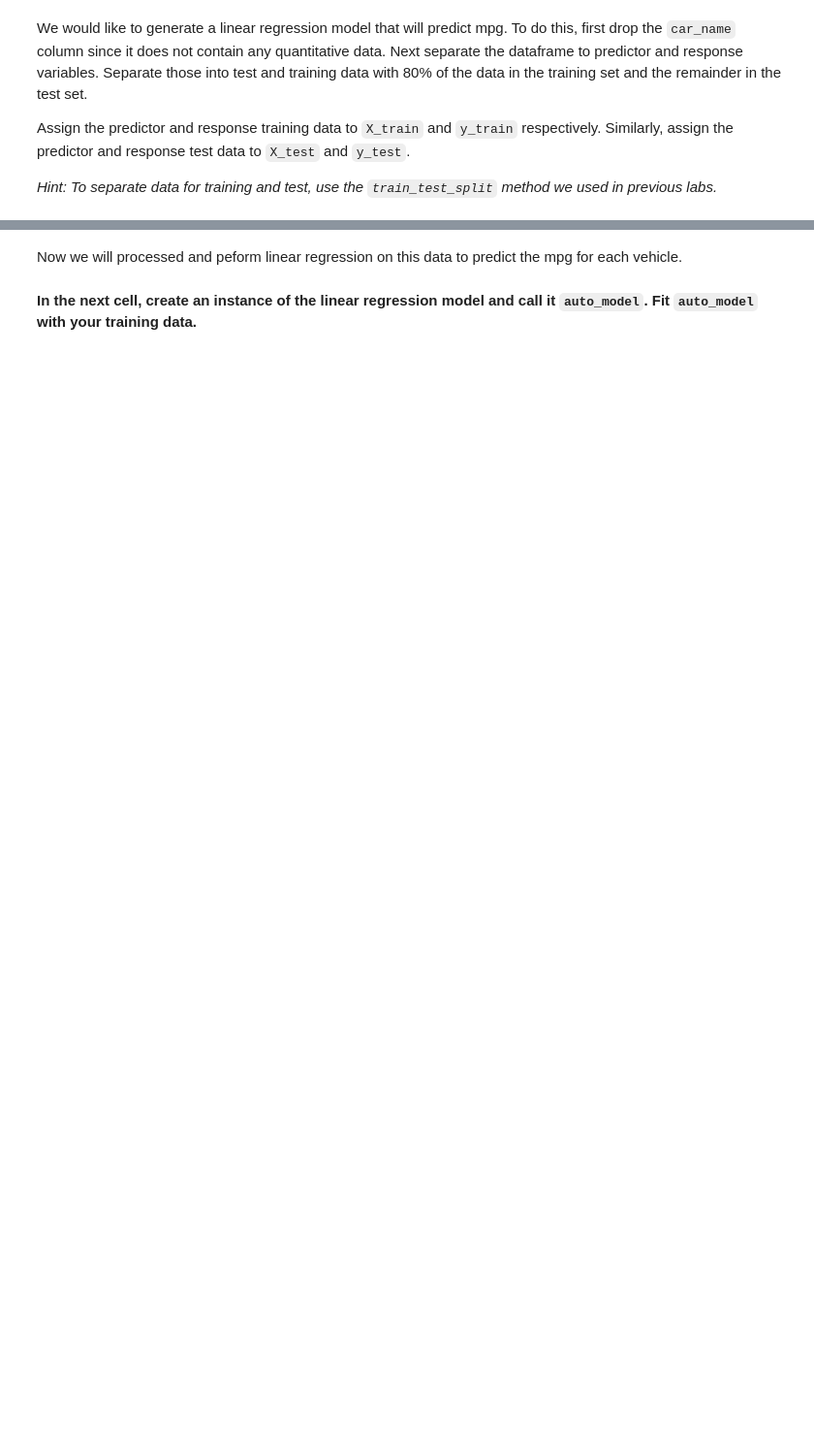
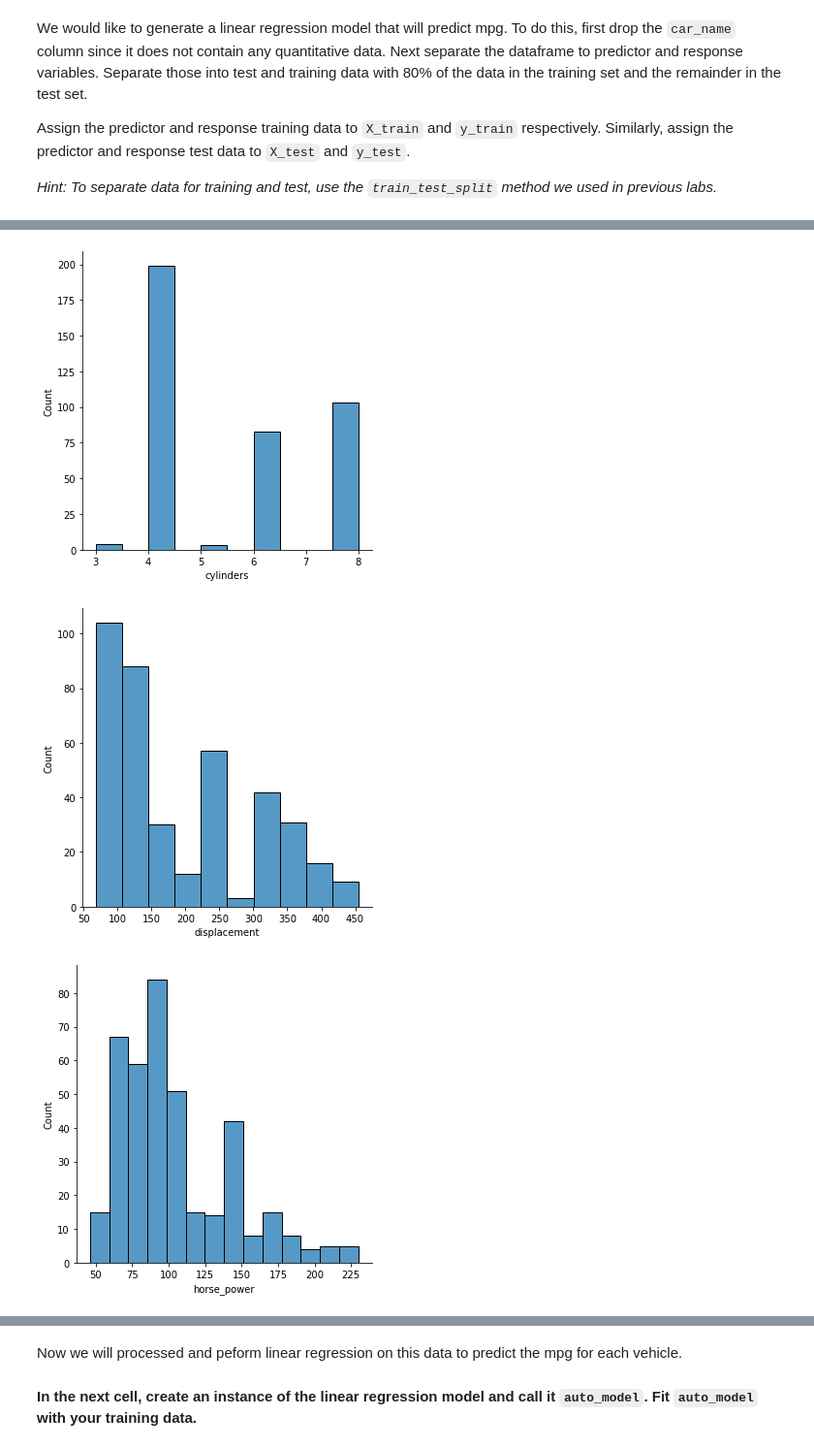
Before and after one commit to ta-data-remote/lab-supervised-learning-sklearn, a Jupyter notebook: your-code/main.ipynb, the cells around one changed output, grey strips where cells are left out. Shown at 97% size. Cells and saved outputs as stored; diff of their text form; code cells hidden in the pictures; blank space fills up the shorter version.

```diff
--- a/your-code/main.ipynb
+++ b/your-code/main.ipynb
@@ -177,0 +371,9 @@ Assign the predictor and response training data to `X_train` and `y_train` respe
+# %%
+
+
+for c in X.columns:
+    sns.displot(X[c])
+# %% [output]
+[figure, added]
+[figure, added]
+[figure, added]
```
Also changed, not shown: parts of 85 cells of this notebook.
